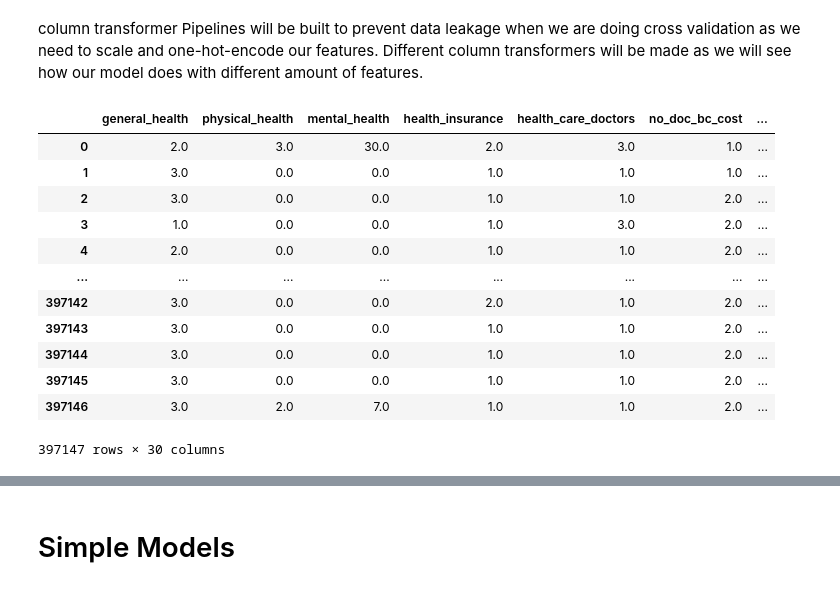
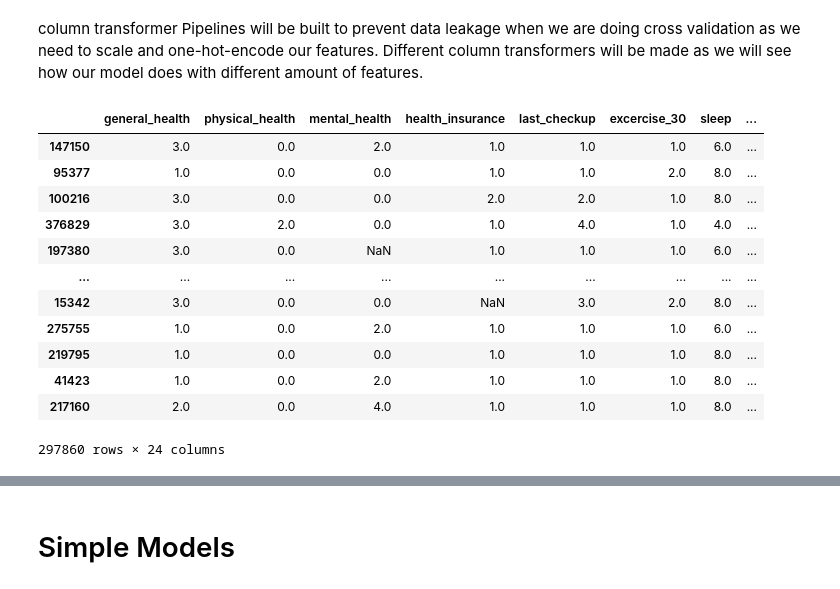
Before and after one commit to xiaohua-su/Heart_Disease, a Jupyter notebook: Heart_Disease_Modeling.ipynb, the cells around one changed output, grey strips where cells are left out. Cells and saved outputs as stored; diff of their text form; code cells hidden in the pictures.

```diff
--- a/Heart_Disease_Modeling.ipynb
+++ b/Heart_Disease_Modeling.ipynb
@@ -79,3 +92,7 @@ heart_df.drop(columns = 'Unnamed: 0', inplace = True)
+# %%
+#makes no sense to have due to business problem
+heart_df.drop(columns = ['education_lvl', 'income_level', 'employment_status', 'rent_own', 'health_care_doctors', \
+                         'no_doc_bc_cost'], inplace = True)
 # %%
 X = heart_df.drop(columns = ['heart_disease', 'state'])
 y = heart_df.heart_disease
@@ -97,18 +114,18 @@ Our target is heavily imbalance. As such I will need to SMOTE and use the imblea
 # %% [markdown]
 column transformer Pipelines will be built to prevent data leakage when we are doing cross validation as we need to scale and one-hot-encode our features. Different column transformers will be made as we will see how our model does with different amount of features.
 # %%
-X
+X_train
 # %% [output]
-|  | general_health | physical_health | mental_health | health_insurance | health_care_doctors | no_doc_bc_cost | ... |
-| 0 | 2.0 | 3.0 | 30.0 | 2.0 | 3.0 | 1.0 | ... |
-| 1 | 3.0 | 0.0 | 0.0 | 1.0 | 1.0 | 1.0 | ... |
-| 2 | 3.0 | 0.0 | 0.0 | 1.0 | 1.0 | 2.0 | ... |
-| 3 | 1.0 | 0.0 | 0.0 | 1.0 | 3.0 | 2.0 | ... |
-| 4 | 2.0 | 0.0 | 0.0 | 1.0 | 1.0 | 2.0 | ... |
-| ... | ... | ... | ... | ... | ... | ... | ... |
-| 397142 | 3.0 | 0.0 | 0.0 | 2.0 | 1.0 | 2.0 | ... |
-| 397143 | 3.0 | 0.0 | 0.0 | 1.0 | 1.0 | 2.0 | ... |
-| 397144 | 3.0 | 0.0 | 0.0 | 1.0 | 1.0 | 2.0 | ... |
-| 397145 | 3.0 | 0.0 | 0.0 | 1.0 | 1.0 | 2.0 | ... |
-| 397146 | 3.0 | 2.0 | 7.0 | 1.0 | 1.0 | 2.0 | ... |
+|  | general_health | physical_health | mental_health | health_insurance | last_checkup | excercise_30 | sleep | ... |
+| 147150 | 3.0 | 0.0 | 2.0 | 1.0 | 1.0 | 1.0 | 6.0 | ... |
+| 95377 | 1.0 | 0.0 | 0.0 | 1.0 | 1.0 | 2.0 | 8.0 | ... |
+| 100216 | 3.0 | 0.0 | 0.0 | 2.0 | 2.0 | 1.0 | 8.0 | ... |
+| 376829 | 3.0 | 2.0 | 0.0 | 1.0 | 4.0 | 1.0 | 4.0 | ... |
+| 197380 | 3.0 | 0.0 | NaN | 1.0 | 1.0 | 1.0 | 6.0 | ... |
+| ... | ... | ... | ... | ... | ... | ... | ... | ... |
+| 15342 | 3.0 | 0.0 | 0.0 | NaN | 3.0 | 2.0 | 8.0 | ... |
+| 275755 | 1.0 | 0.0 | 2.0 | 1.0 | 1.0 | 1.0 | 6.0 | ... |
+| 219795 | 1.0 | 0.0 | 0.0 | 1.0 | 1.0 | 1.0 | 8.0 | ... |
+| 41423 | 1.0 | 0.0 | 2.0 | 1.0 | 1.0 | 1.0 | 8.0 | ... |
+| 217160 | 2.0 | 0.0 | 4.0 | 1.0 | 1.0 | 1.0 | 8.0 | ... |
-397147 rows × 30 columns
+297860 rows × 24 columns
```
Also changed, not shown: parts of 19 cells of this notebook.
